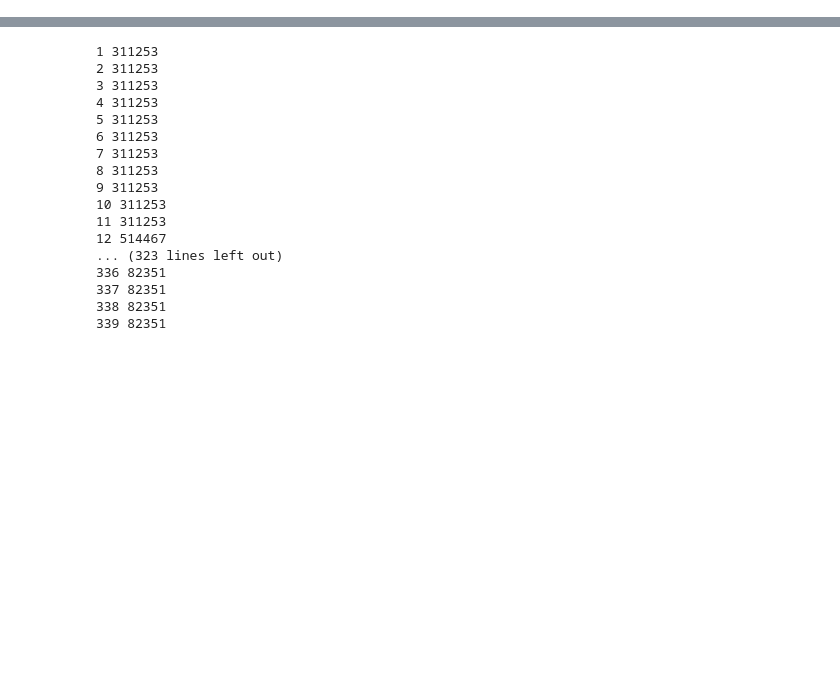
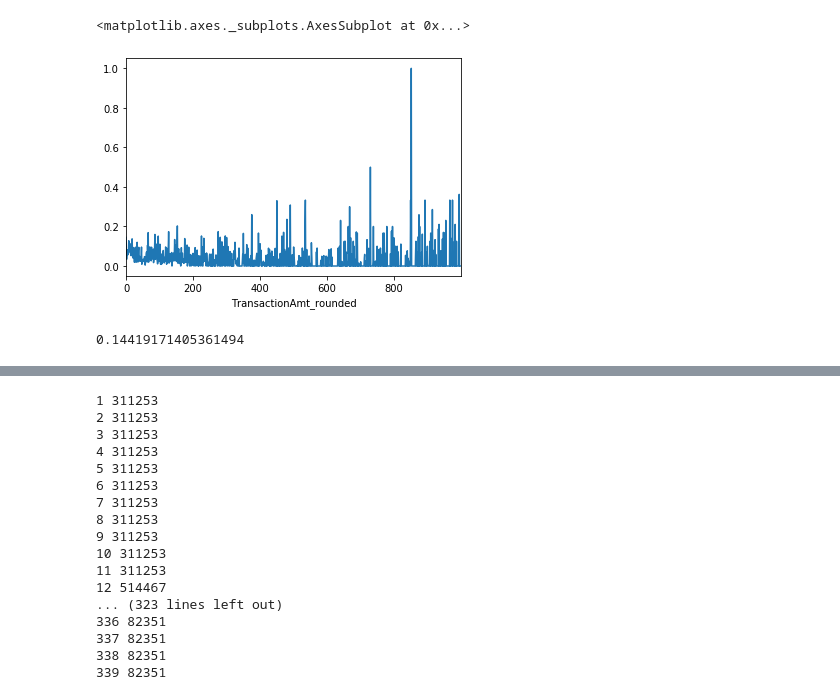
Before and after one commit to merkylove/IEEE_FRAUD, a Jupyter notebook: V_EDA.ipynb, the cells around one changed output, grey strips where cells are left out. Cells and saved outputs as stored; diff of their text form; code cells hidden in the pictures; blank space fills up the shorter version.

```diff
--- a/V_EDA.ipynb
+++ b/V_EDA.ipynb
@@ -50,0 +261,9 @@ print_full(train[train.card1 == 1039])
+# %%
+train[train['TransactionAmt_rounded'] < 1000].groupby(['TransactionAmt_rounded'])['isFraud'].mean().plot()
+# %% [output]
+<matplotlib.axes._subplots.AxesSubplot at 0x...>
+[figure, added]
+# %%
+train[train['TransactionAmt_rounded'] == 300]['isFraud'].mean()
+# %% [output]
+0.14419171405361494
```
Also changed, not shown: parts of 31 cells of this notebook, 4 other files.
